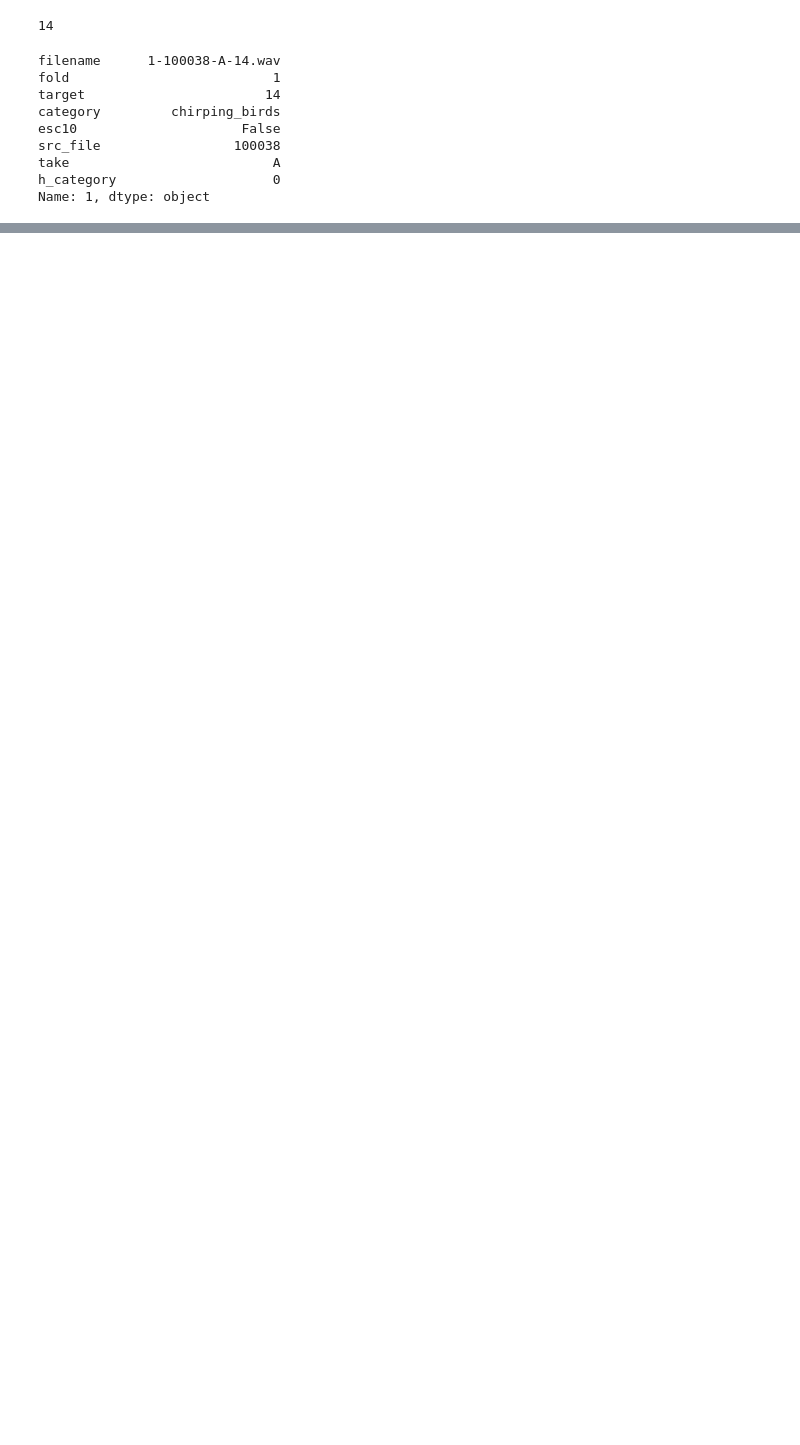
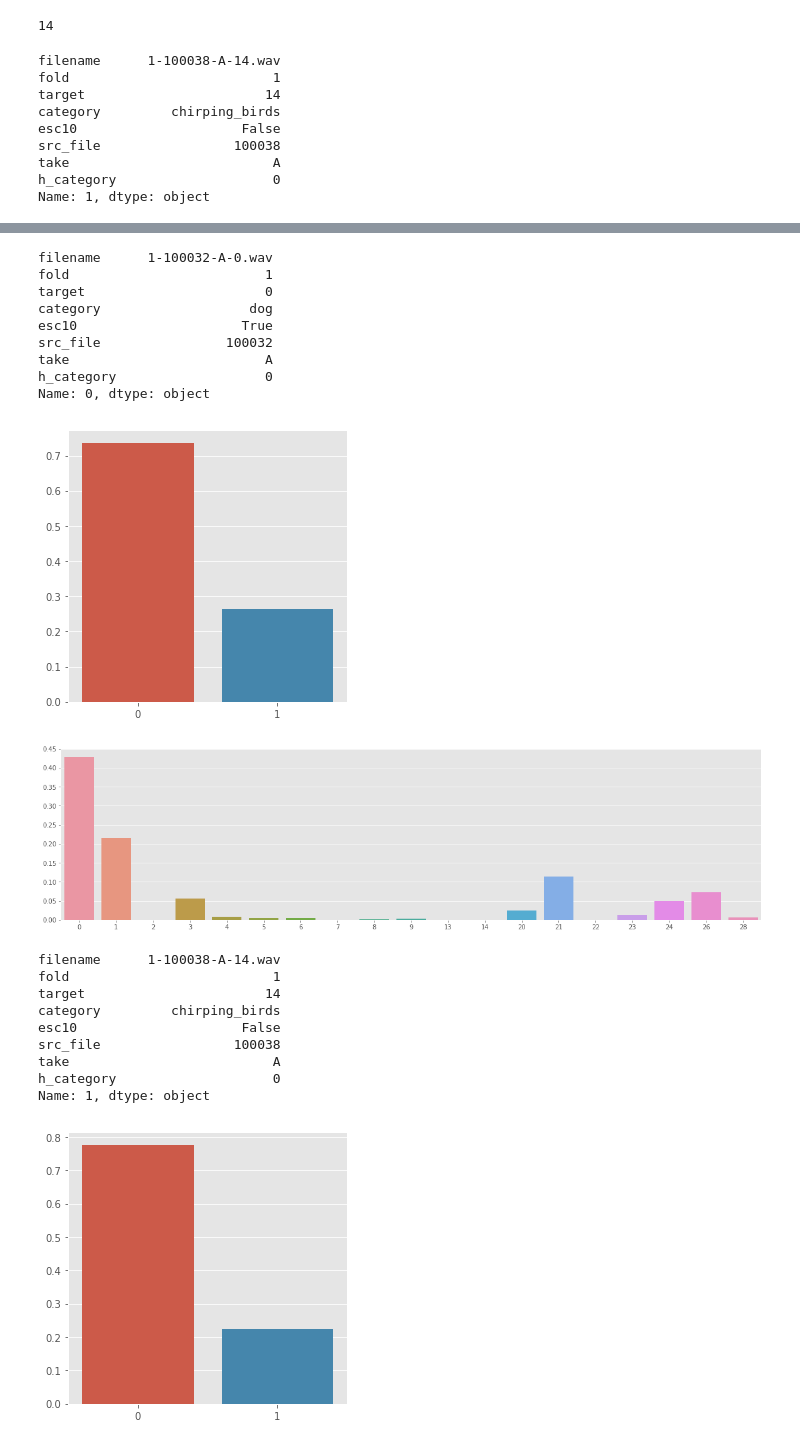
Before and after one commit to DeanPFZ/deep-audio-public, a Jupyter notebook: src/Estimatior Convolution Spectrogram 250ms.ipynb, the cells around one changed output, grey strips where cells are left out. Saved outputs shown, nothing was run; the diff lists cells and outputs as text; code cells hidden in the pictures; blank space fills up the shorter version.

```diff
--- a/src/Estimatior Convolution Spectrogram 250ms.ipynb
+++ b/src/Estimatior Convolution Spectrogram 250ms.ipynb
@@ -852,0 +858,43 @@ Confusion matrix, without normalization
+# %%
+import seaborn as sns
+
+for i in range(0,20):
+    prob = pred_probs[i]
+    print(dataset.iloc[i])
+
+    xs = np.unique(targets)
+    ys = np.average(top_pred_probs[i], axis=0)
+
+    plt.figure(figsize=(5,5))
+    sns.barplot(xs, ys)
+
+    xs = np.unique(a_targ)
+    ys = np.average(prob, axis=0)
+    if(len(ys)!=len(xs)):
+        xs = np.unique(i_targ)
+
+    plt.figure(figsize=(20,5))
+    sns.barplot(xs, ys)
+    plt.show()
+# %% [output]
+filename      1-100032-A-0.wav
+fold                         1
+target                       0
+category                   dog
+esc10                     True
+src_file                100032
+take                         A
+h_category                   0
+Name: 0, dtype: object
+[figure, added]
+[figure, added]
+filename      1-100038-A-14.wav
+fold                          1
+target                       14
+category         chirping_birds
+esc10                     False
+src_file                 100038
+take                          A
+h_category                    0
+Name: 1, dtype: object
+[figure, added]
```
Also changed, not shown: parts of 27 cells of this notebook, 5 other files.
